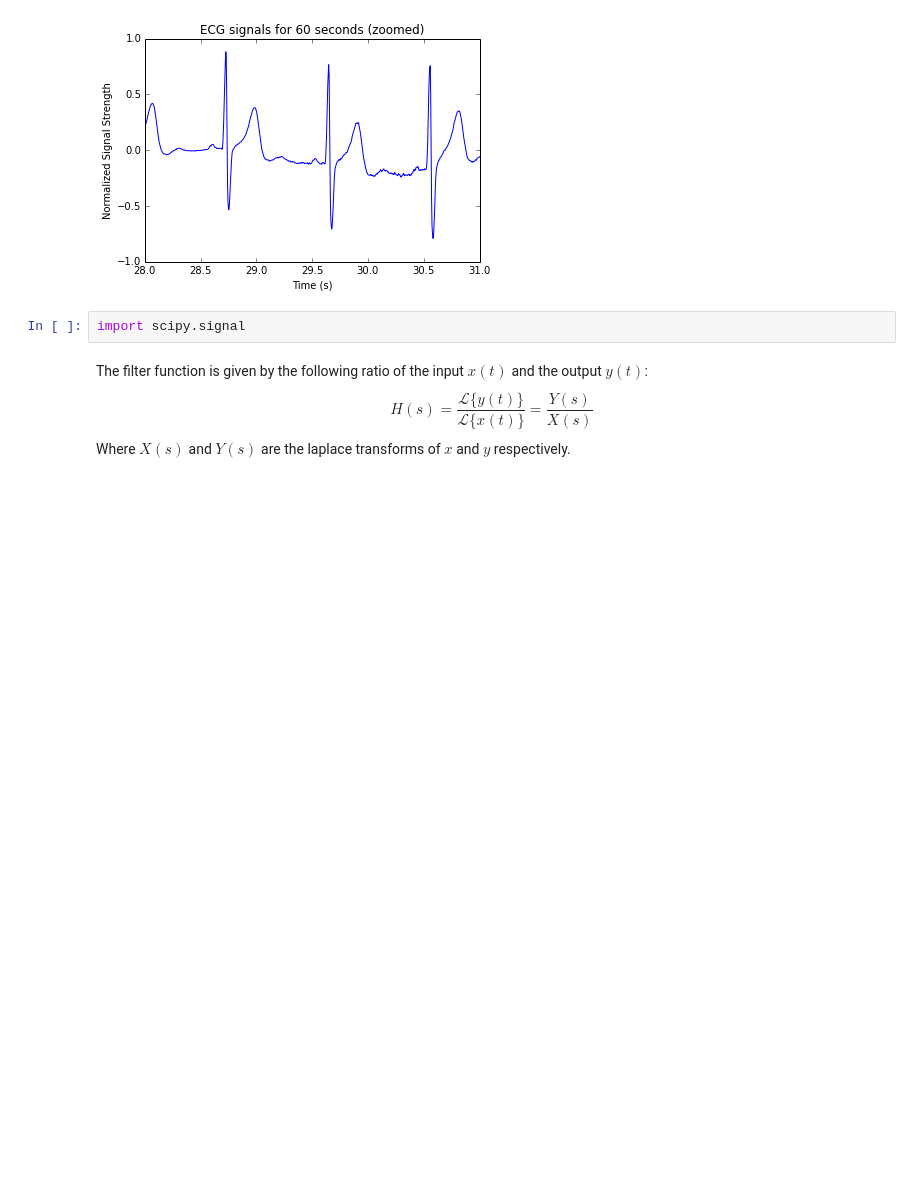
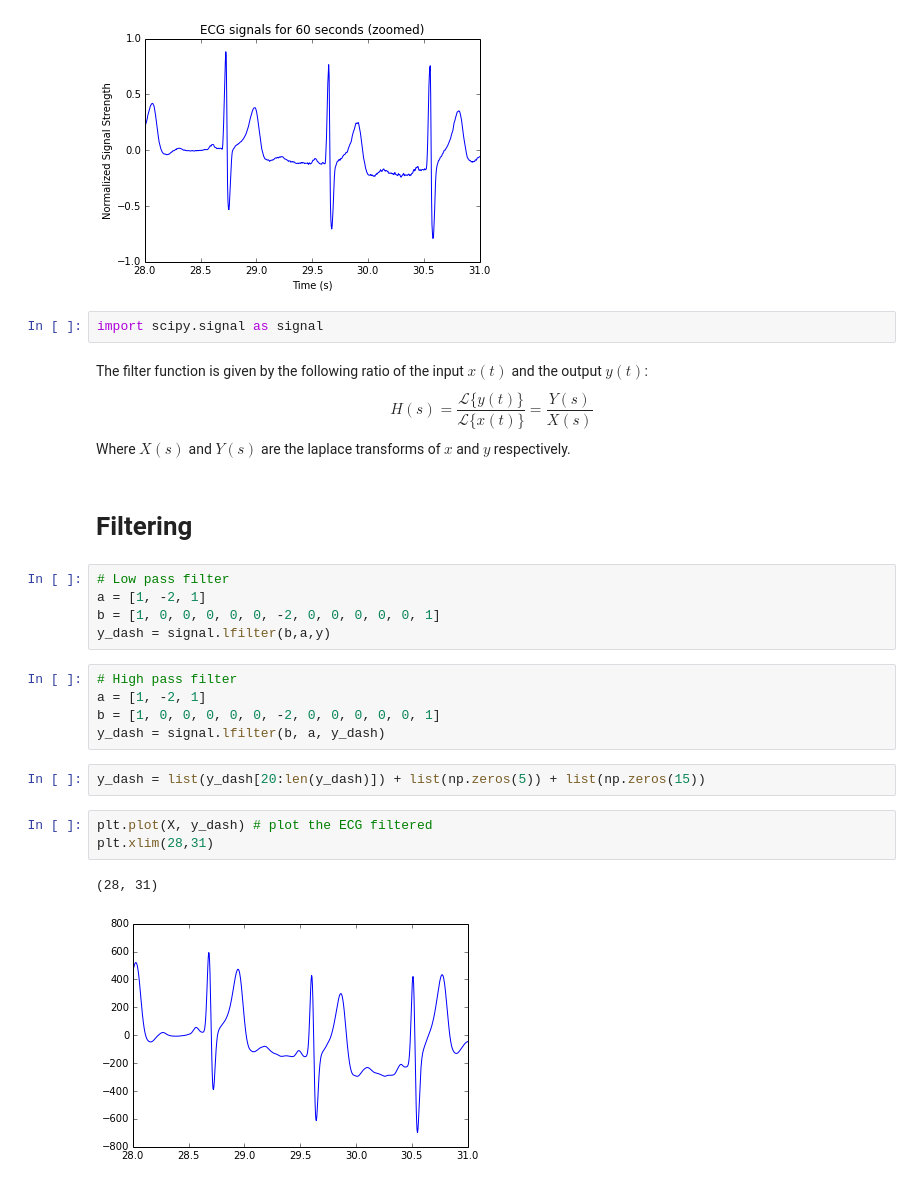
Before and after one commit to zafarali/physiosignal-research, a Jupyter notebook: hrv/hrv_exploration.ipynb, the cells around one changed output. Drawn from its saved outputs; the diff is of its cells as text; blank space fills up the shorter version.

```diff
--- a/hrv/hrv_exploration.ipynb
+++ b/hrv/hrv_exploration.ipynb
@@ -52,8 +52,28 @@ plt.xlim(28,31)
 (28, 31)
 [figure]
 # %%
-import scipy.signal
+import scipy.signal as signal
 # %% [markdown]
 The filter function is given by the following ratio of the input $x(t)$ and the output $y(t)$:
 $$ H(s) = \frac{\mathcal{L}\{y(t)\}}{\mathcal{L}\{x(t)\}} = \frac{Y(s)}{X(s)} $$
 Where $X(s)$ and $Y(s)$ are the laplace transforms of $x$ and $y$ respectively.
+# %% [markdown]
+# Filtering
+# %%
+# Low pass filter
+a = [1, -2, 1]
+b = [1, 0, 0, 0, 0, 0, -2, 0, 0, 0, 0, 0, 1]
+y_dash = signal.lfilter(b,a,y)
+# %%
+# High pass filter
+a = [1, -2, 1]
+b = [1, 0, 0, 0, 0, 0, -2, 0, 0, 0, 0, 0, 1]
+y_dash = signal.lfilter(b, a, y_dash)
+# %%
+y_dash = list(y_dash[20:len(y_dash)]) + list(np.zeros(5)) + list(np.zeros(15))
+# %%
+plt.plot(X, y_dash) # plot the ECG filtered
+plt.xlim(28,31)
+# %% [output]
+(28, 31)
+[figure, added]
```
Also changed, not shown: parts of 10 cells of this notebook.
